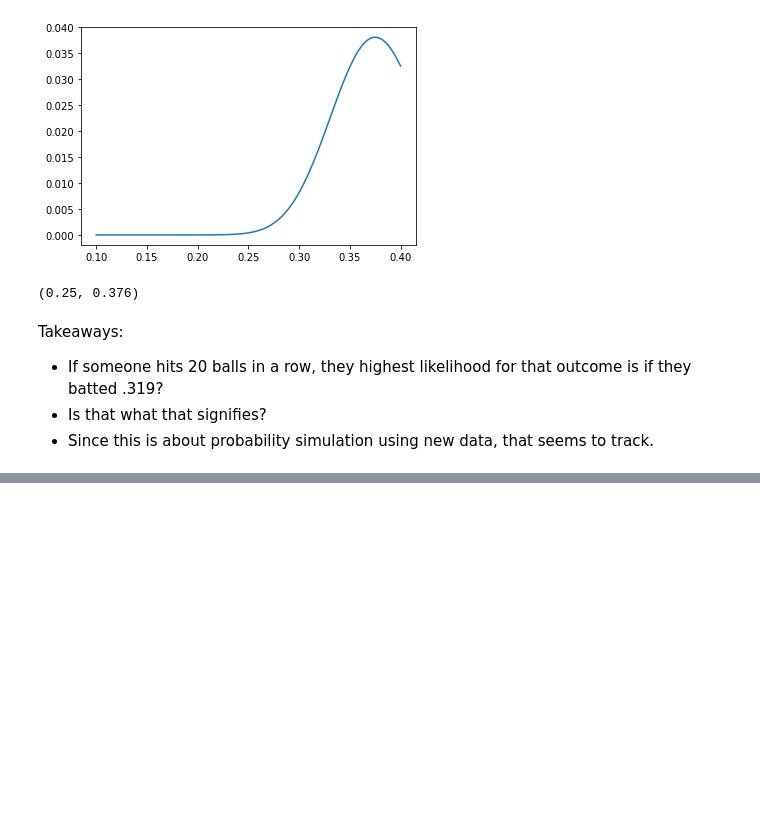
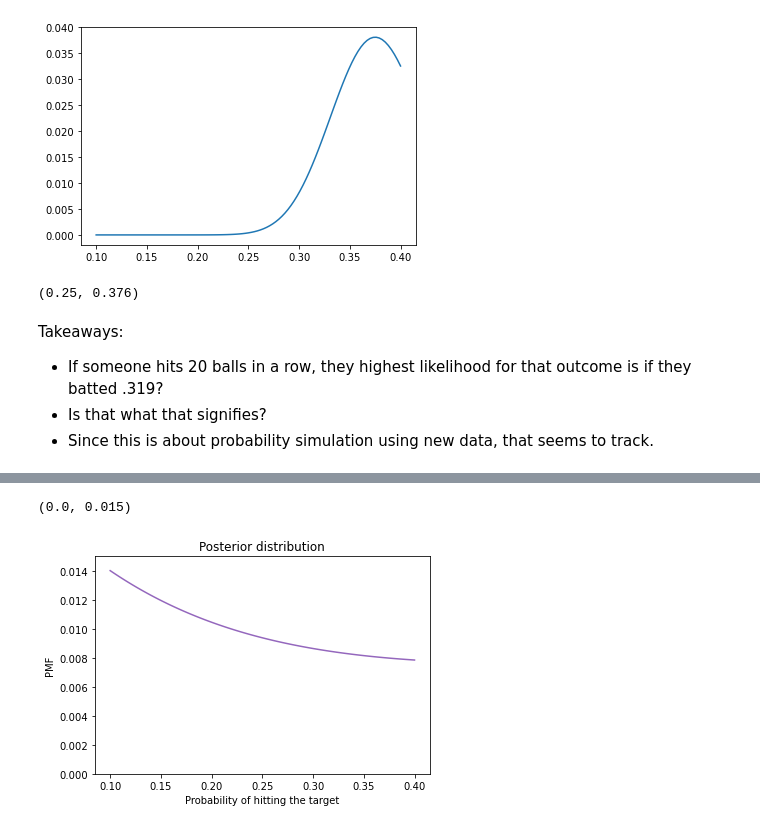
Before and after one commit to ryanorsinger/ThinkBayes2, a Jupyter notebook: chapter_4_estimating_proportions.ipynb, the cells around one changed output, grey strips where cells are left out. Drawn from its saved outputs; the diff is of its cells as text; code cells hidden in the pictures; blank space fills up the shorter version.

```diff
--- a/chapter_4_estimating_proportions.ipynb
+++ b/chapter_4_estimating_proportions.ipynb
@@ -432,0 +589,10 @@ Takeaways:
+# %%
+posterior.plot(label='Two tests, two shots, same outcome',
+               color='C4')
+plt.xlabel('Probability of hitting the target')
+plt.ylabel('PMF')
+plt.title('Posterior distribution')
+plt.ylim(0, 0.015)
+# %% [output]
+(0.0, 0.015)
+[figure, added]
```
Also changed, not shown: parts of 22 cells of this notebook.
